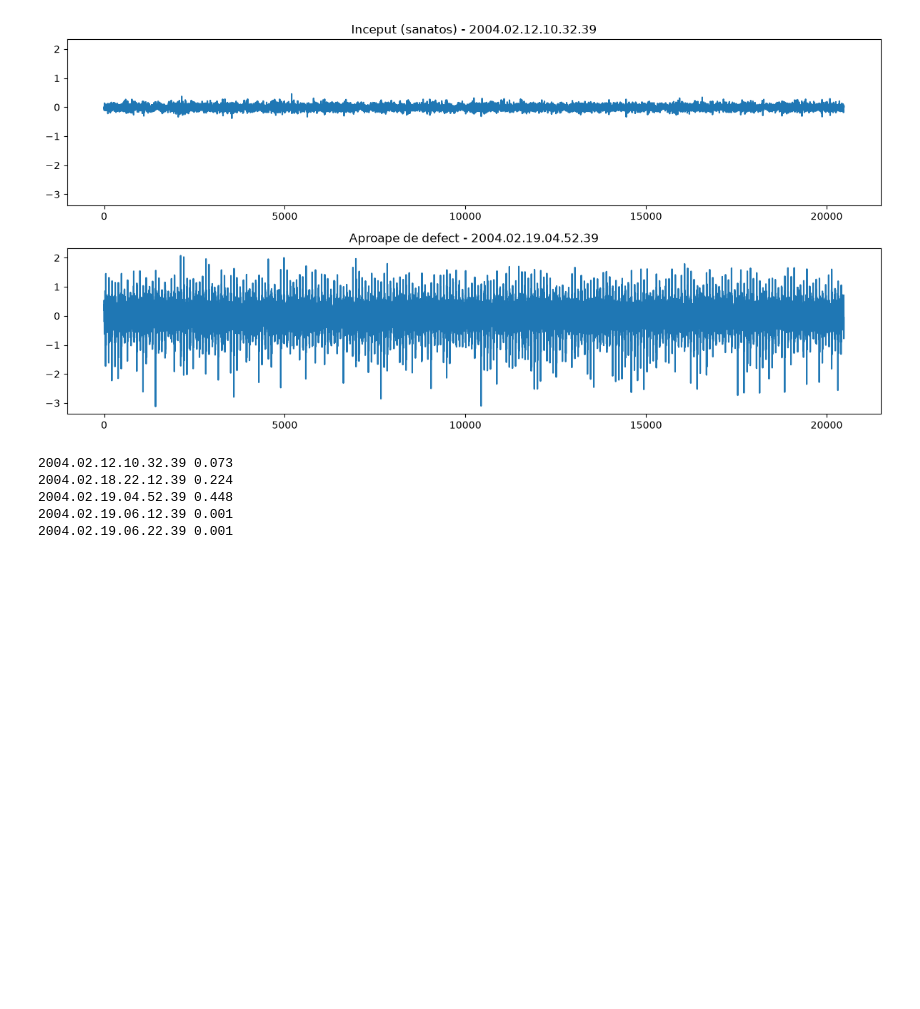
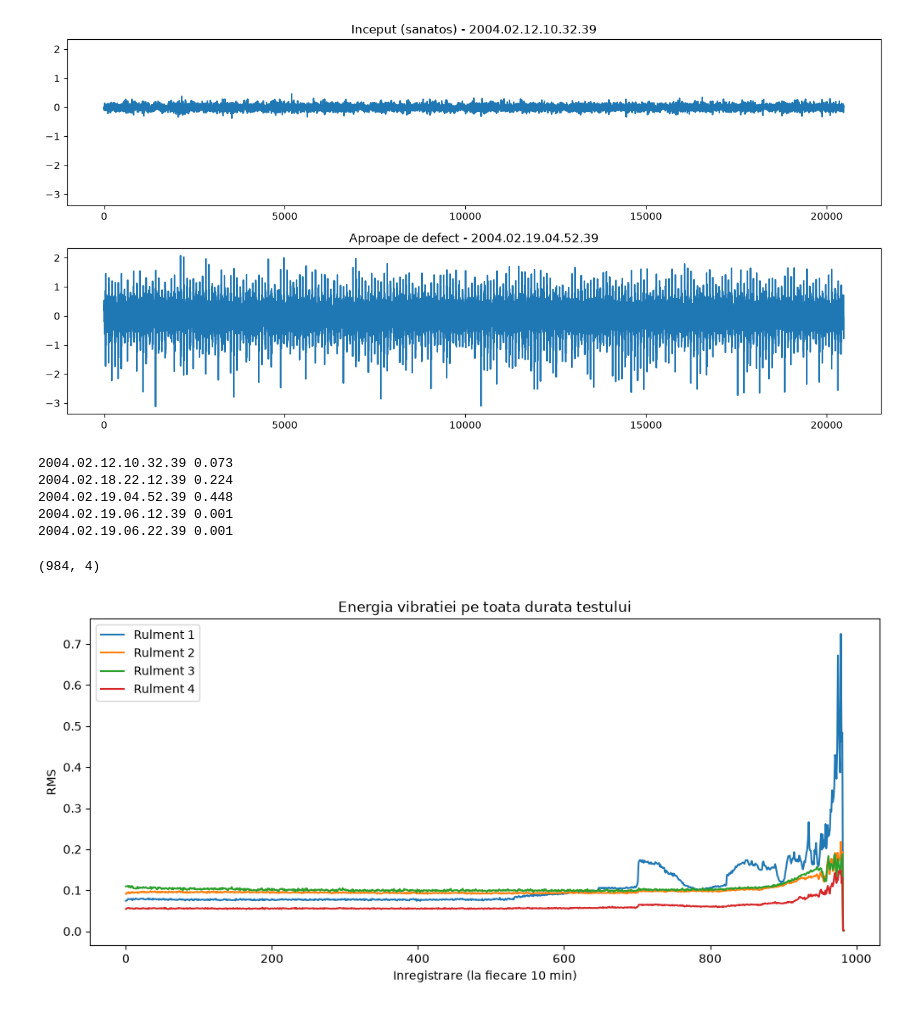
Before and after one commit to Ketalar21/bearing-anomaly, a Jupyter notebook: 01_exploration.ipynb, the cells around one changed output. Cells and saved outputs as stored; diff of their text form; code cells hidden in the pictures; blank space fills up the shorter version.

```diff
--- a/01_exploration.ipynb
+++ b/01_exploration.ipynb
@@ -56,3 +56,24 @@ for i in [0, -50, -10, -2, -1]:
 2004.02.19.04.52.39 0.448
 2004.02.19.06.12.39 0.001
 2004.02.19.06.22.39 0.001
+# %%
+rms = []
+for f in files:
+    data = np.loadtxt(os.path.join(DATA_DIR, f))
+    rms.append(np.sqrt(np.mean(data**2, axis=0)))
+rms = np.array(rms)
+print(rms.shape)
+# %% [output]
+(984, 4)
+# %%
+plt.figure(figsize=(12, 5))
+for b in range(4):
+    plt.plot(rms[:, b], label=f"Rulment {b+1}")
+plt.xlabel("Inregistrare (la fiecare 10 min)")
+plt.ylabel("RMS")
+plt.title("Energia vibratiei pe toata durata testului")
+plt.legend()
+plt.savefig("figures/rms_over_time.png", dpi=150)
+plt.show()
+# %% [output]
+[figure, added]
```
Also changed, not shown: parts of 6 cells of this notebook, 3 other files.
